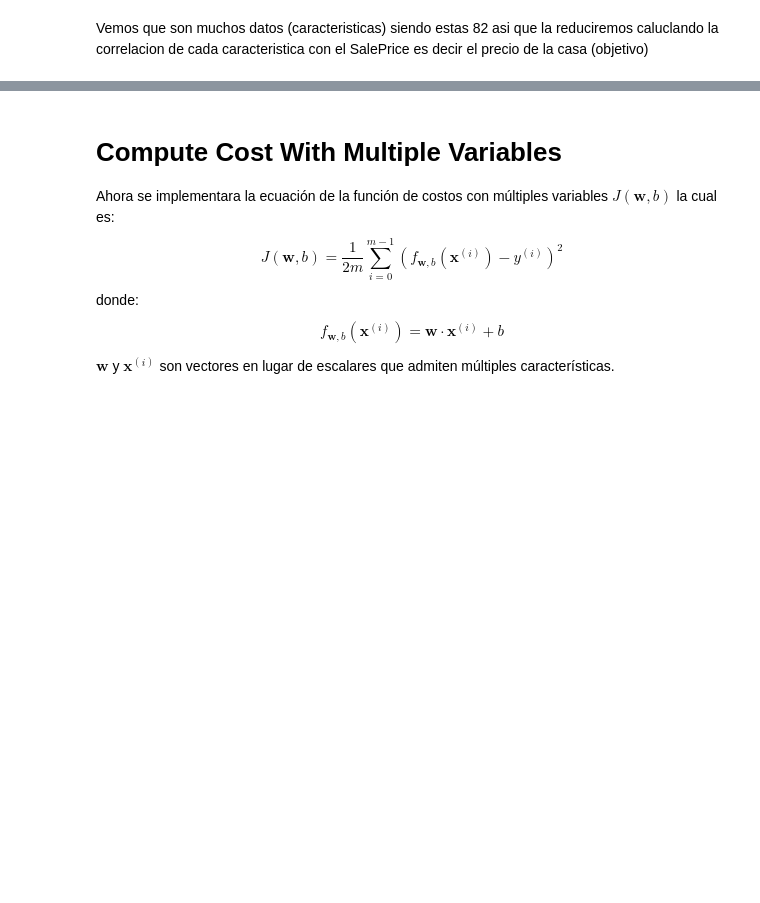
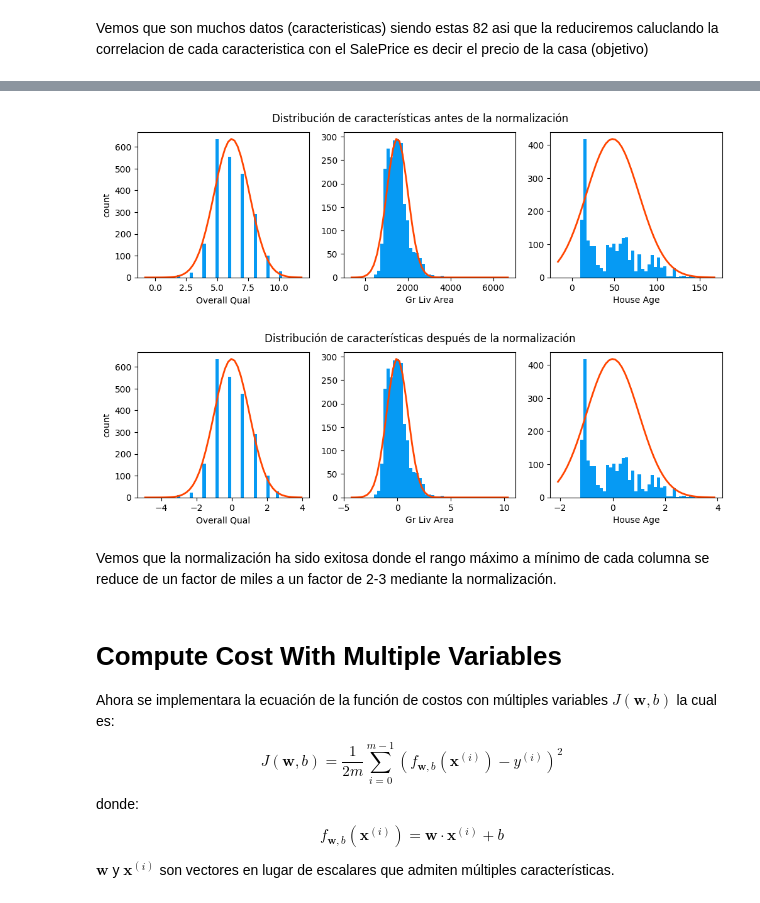
Before and after one commit to NikoMalek/House-prices-linear-regression, a Jupyter notebook: house-price-predict.ipynb, the cells around one changed output, grey strips where cells are left out. Drawn from its saved outputs; the diff is of its cells as text; code cells hidden in the pictures; blank space fills up the shorter version.

```diff
--- a/house-price-predict.ipynb
+++ b/house-price-predict.ipynb
@@ -174,3 +311,39 @@ Gráfico 3: Year Built vs SalePrice: Este gráfico muestra la relación entre el
+# %%
+def norm_plot(ax, data):
+    scale = (np.max(data) - np.min(data)) * 0.2
+    x = np.linspace(np.min(data) - scale, np.max(data) + scale, 50)
+    _, bins, _ = ax.hist(data, x, color="xkcd:azure")
+
+    mu = np.mean(data)
+    std = np.std(data)
+    dist = norm.pdf(bins, loc=mu, scale=std)
+
+    axr = ax.twinx()
+    axr.plot(bins, dist, color="orangered", lw=2)
+    axr.set_ylim(bottom=0)
+    axr.axis('off')
+# %%
+fig,ax=plt.subplots(1, 3, figsize=(12, 3))
+for i in range(len(ax)):
+    norm_plot(ax[i],X_train[:,i],)
+    ax[i].set_xlabel(X_features[i])
+ax[0].set_ylabel("count");
+fig.suptitle("Distribución de características antes de la normalización")
+plt.show()
+
+fig,ax=plt.subplots(1,3,figsize=(12,3))
+for i in range(len(ax)):
+    norm_plot(ax[i],X_norm[:,i],)
+    ax[i].set_xlabel(X_features[i])
+ax[0].set_ylabel("count");
+fig.suptitle("Distribución de características después de la normalización")
+
+plt.show()
+# %% [output]
+[figure, added]
+[figure, added]
+# %% [markdown]
+Vemos que la normalización ha sido exitosa donde el rango máximo a mínimo de cada columna se reduce de un factor de miles a un factor de 2-3 mediante la normalización.
 # %% [markdown]
 <a name="toc_15456_4"></a>
 # Compute Cost With Multiple Variables
```
Also changed, not shown: parts of 21 cells of this notebook, 1 other file.
